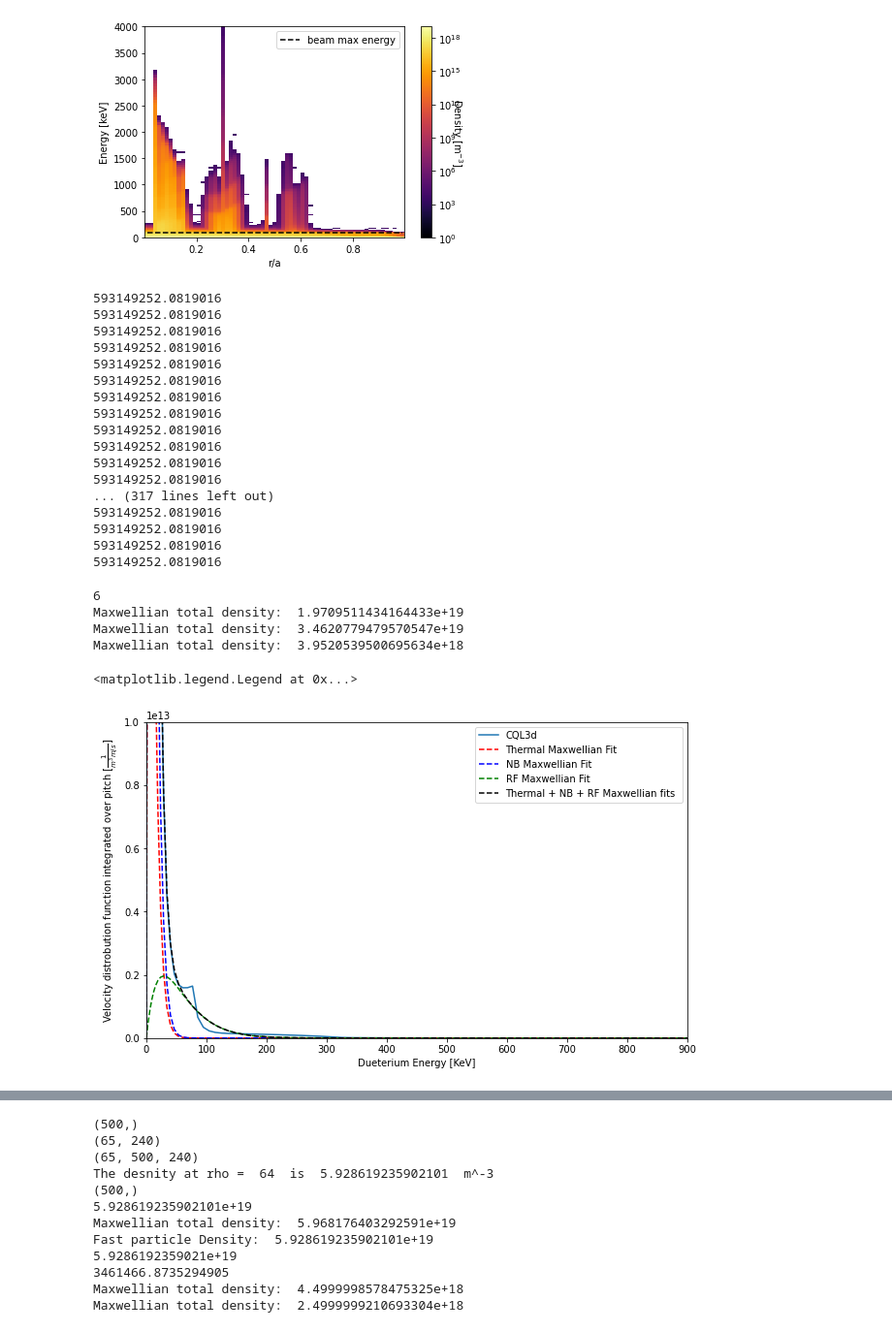
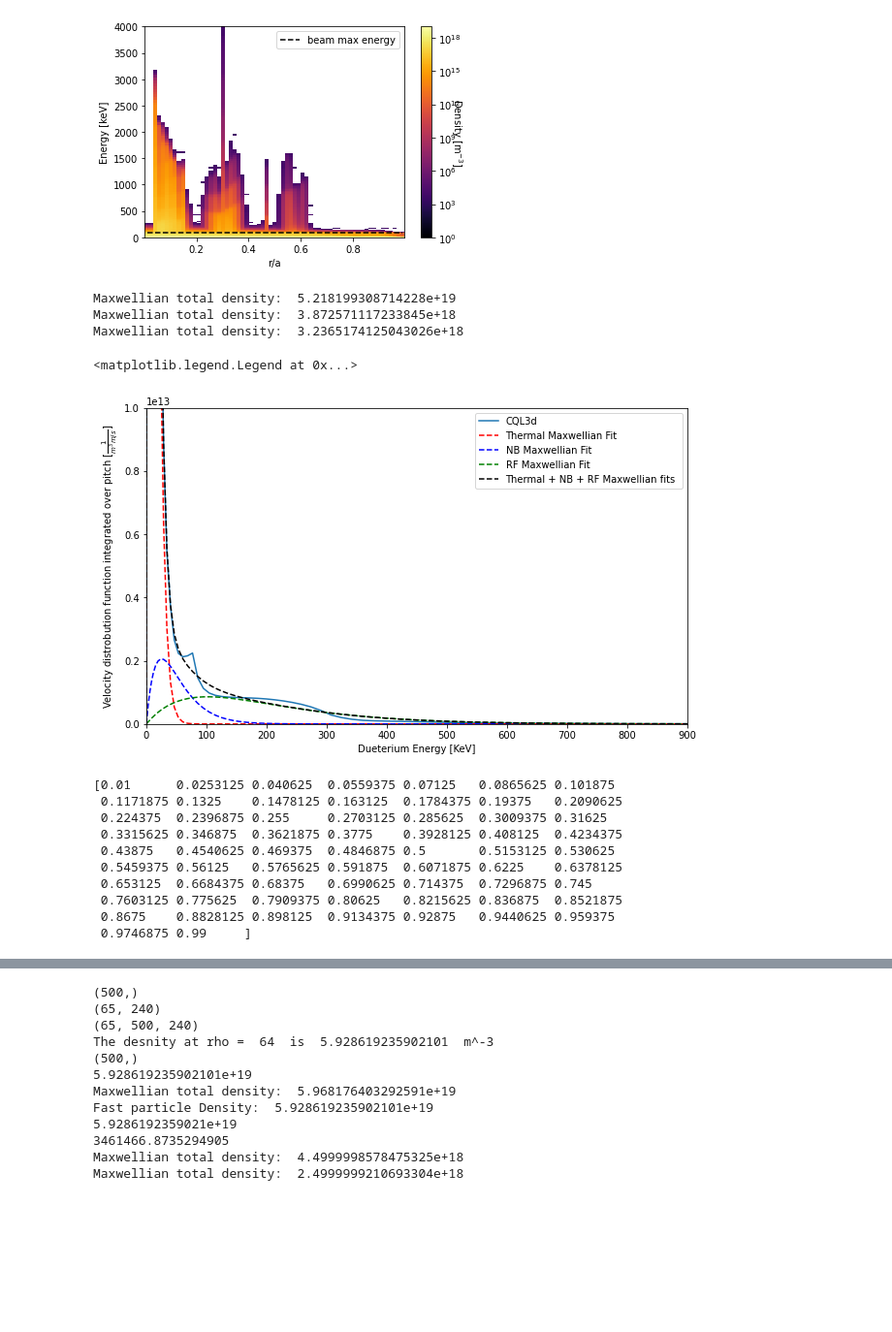
Before and after one commit to vandelij/genray_cql3d_plots, a Jupyter notebook: shots/147634/scan_beam_and_RF/beam_5_RF_testing/make_distrobution.ipynb, the cells around one changed output, grey strips where cells are left out. Shown at 97% size. Cells and saved outputs as stored; diff of their text form; code cells hidden in the pictures; blank space fills up the shorter version.

Commit message:
updated distrobution function maker

```diff
--- a/shots/147634/scan_beam_and_RF/beam_5_RF_testing/make_distrobution.ipynb
+++ b/shots/147634/scan_beam_and_RF/beam_5_RF_testing/make_distrobution.ipynb
@@ -220,7 +222,7 @@ def plot_maxwell_given_n_T_enerkev(n, T, enerkev, plotlog, color, label):
 def maxwellian_fit(enerkev, n1, T1, n2, T2, n3, T3):
     M = 3.343e-27
     v_array = np.sqrt(2*enerkev*1e3*1.6022e-19/M)
-    print(max(v_array))
+    #print(max(v_array))
 
 
 
@@ -243,7 +245,7 @@ def maxwellian_fit(enerkev, n1, T1, n2, T2, n3, T3):
 
     return integrated_over_pitch_1 + integrated_over_pitch_2 + integrated_over_pitch_3
 
-def fit_three_guassians_to_cql(enerkev, cql_nc, rhoindex):
+def fit_three_guassians_to_cql(enerkev, cql_nc, rhoindex, bounds):
     M = 3.343e-27
     vnorm = np.ma.getdata(cql_nc.variables['vnorm'])
     cint2 = cql_nc.variables['cint2']
@@ -253,12 +255,14 @@ def fit_three_guassians_to_cql(enerkev, cql_nc, rhoindex):
     two_pi_siny_dy = np.ma.getdata(cynt2)  # note that the pitch angle mesh depends on the radial location
 
     ff = cql_nc.variables["f"][:][0]
-
+    T = genray_temps[rhoindex]
+    n = genray_density[rhoindex]/1e19
     integrated_over_pitch = np.trapz(ff[rhoindex, :]*two_pi_siny_dy[rhoindex], axis=1)
     integrated_over_pitch = 1e6*integrated_over_pitch*normalizedVel**2*(1/vnorm)*100  # SI units
 
-    popt = curve_fit(maxwellian_fit, enerkev, integrated_over_pitch, p0=[1, 8, .4, 30, .1, 200 ])
-    print(len(popt[0]))
+    popt = curve_fit(maxwellian_fit, enerkev, integrated_over_pitch, p0=[n, T, .1*n, 30, .1*n, 200 ], bounds=bounds)
+    #popt = curve_fit(maxwellian_fit, enerkev, integrated_over_pitch, p0=[1, 8, .4, 30, .1, 200 ])
+    #print(len(popt[0]))
     n1 = popt[0][0]
     T1 = popt[0][1]
     n2 = popt[0][2]
@@ -268,10 +272,13 @@ def fit_three_guassians_to_cql(enerkev, cql_nc, rhoindex):
 
     return integrated_over_pitch, n1, T1, n2, T2, n3, T3
 
-integrated_over_pitch, n1, T1, n2, T2, n3, T3 = fit_three_guassians_to_cql(enerkev, cql_nc=cql_nc, rhoindex=8)
-
-plt.figure(figsize=(10,6))
-plt.plot(enerkev, integrated_over_pitch, label='CQL3d')
+#--------------------------------------------------
+# Call the curve fitting function
+rhoindex = 4
+T = genray_temps[rhoindex]
+n = genray_density[rhoindex]/1e19
+bounds = ([0, 0, 0, 2*T, 0, 80],[n*1.2, T*1.2, 0.15*n, 80, 0.15*n, 500])
+integrated_over_pitch, n1, T1, n2, T2, n3, T3 = fit_three_guassians_to_cql(enerkev, cql_nc=cql_nc, rhoindex=rhoindex, bounds=bounds)
 
 array_to_sort = np.array([[T1, T2, T3], [n1, n2, n3]])
 sorted_array = array_to_sort[:, array_to_sort[0].argsort()]
@@ -279,53 +286,61 @@ sorted_array = array_to_sort[:, array_to_sort[0].argsort()]
 
 T_th = sorted_array[0, 0]
 T_NB = sorted_array[0, 1]
 T_RF = sorted_array[0, 2]
 
 n_th = sorted_array[1, 0]
 n_NB = sorted_array[1, 1]
 n_RF = sorted_array[1, 2]
+
+# ----------------------------------------------------
+
+plt.figure(figsize=(10,6))
+plt.plot(enerkev, integrated_over_pitch, label='CQL3d')
 
 max_energy_gridTH, max_TH = plot_maxwell_given_n_T_enerkev(n_th*1e19, T_th, enerkev, plotlog=False, color='red', label='Thermal Maxwellian Fit')
 max_energy_gridNB, max_NB = plot_maxwell_given_n_T_enerkev(n_NB*1e19, T_NB, enerkev, plotlog=False, color='blue', label='NB Maxwellian Fit')
 max_energy_gridRF, max_RF = plot_maxwell_given_n_T_enerkev(n_RF*1e19, T_RF, enerkev, plotlog=False, color='green', label='RF Maxwellian Fit')
 
 # get_max_fvsqTH = interp1d(max_energy_gridTH, max_TH, kind='cubic')
 # m_TH = get_max_fvsqTH(np.ma.getdata(enerkev))
 
 # get_max_fvsqNB = interp1d(max_energy_gridNB, max_NB, kind='cubic')
 # m_NB = get_max_fvsqNB(np.ma.getdata(enerkev))
 
 # get_max_fvsqRF = interp1d(max_energy_gridRF, max_RF, kind='cubic')
 # m_RF = get_max_fvsqRF(np.ma.getdata(enerkev))
 
 
 plt.plot(enerkev,  max_TH + max_NB + max_RF, '--', label='Thermal + NB + RF Maxwellian fits ', color='black')
 plt.xlabel('Dueterium Energy [KeV]')
 plt.ylabel(r'Velocity distrobution function integrated over pitch [$\frac{1}{m^3 m/s}$]')
 plt.xlim(0, 900)
 plt.ylim(0, (1e13))
 plt.legend()
 # %% [output]
-593149252.0819016
-593149252.0819016
-593149252.0819016
-593149252.0819016
-593149252.0819016
-593149252.0819016
-593149252.0819016
-593149252.0819016
-593149252.0819016
-593149252.0819016
-593149252.0819016
-593149252.0819016
-... (317 lines left out)
-593149252.0819016
-593149252.0819016
-593149252.0819016
-593149252.0819016
+Maxwellian total density:  5.218199308714228e+19
+Maxwellian total density:  3.872571117233845e+18
+Maxwellian total density:  3.2365174125043026e+18
-6
-Maxwellian total density:  1.9709511434164433e+19
-Maxwellian total density:  3.4620779479570547e+19
-Maxwellian total density:  3.9520539500695634e+18
+<matplotlib.legend.Legend at 0x...>
-<matplotlib.legend.Legend at 0x...>
-[figure, old version]
+[figure, new version]
+# %%
+# Create arrays to hold the thermal, neutral beam, and maxwellian profiles over rho
+print(rho)
+nth_array = np.zeros_like(rho)
+nNB_array = np.zeros_like(rho)
+nRF_array = np.zeros_like(rho)
+
+Tth_array = np.zeros_like(rho)
+TNB_array = np.zeros_like(rho)
+TRF_array = np.zeros_like(rho)
+# %% [output]
+[0.01      0.0253125 0.040625  0.0559375 0.07125   0.0865625 0.101875
+ 0.1171875 0.1325    0.1478125 0.163125  0.1784375 0.19375   0.2090625
+ 0.224375  0.2396875 0.255     0.2703125 0.285625  0.3009375 0.31625
+ 0.3315625 0.346875  0.3621875 0.3775    0.3928125 0.408125  0.4234375
+ 0.43875   0.4540625 0.469375  0.4846875 0.5       0.5153125 0.530625
+ 0.5459375 0.56125   0.5765625 0.591875  0.6071875 0.6225    0.6378125
+ 0.653125  0.6684375 0.68375   0.6990625 0.714375  0.7296875 0.745
+ 0.7603125 0.775625  0.7909375 0.80625   0.8215625 0.836875  0.8521875
+ 0.8675    0.8828125 0.898125  0.9134375 0.92875   0.9440625 0.959375
+ 0.9746875 0.99     ]
```
Also changed, not shown: parts of 6 cells of this notebook.
